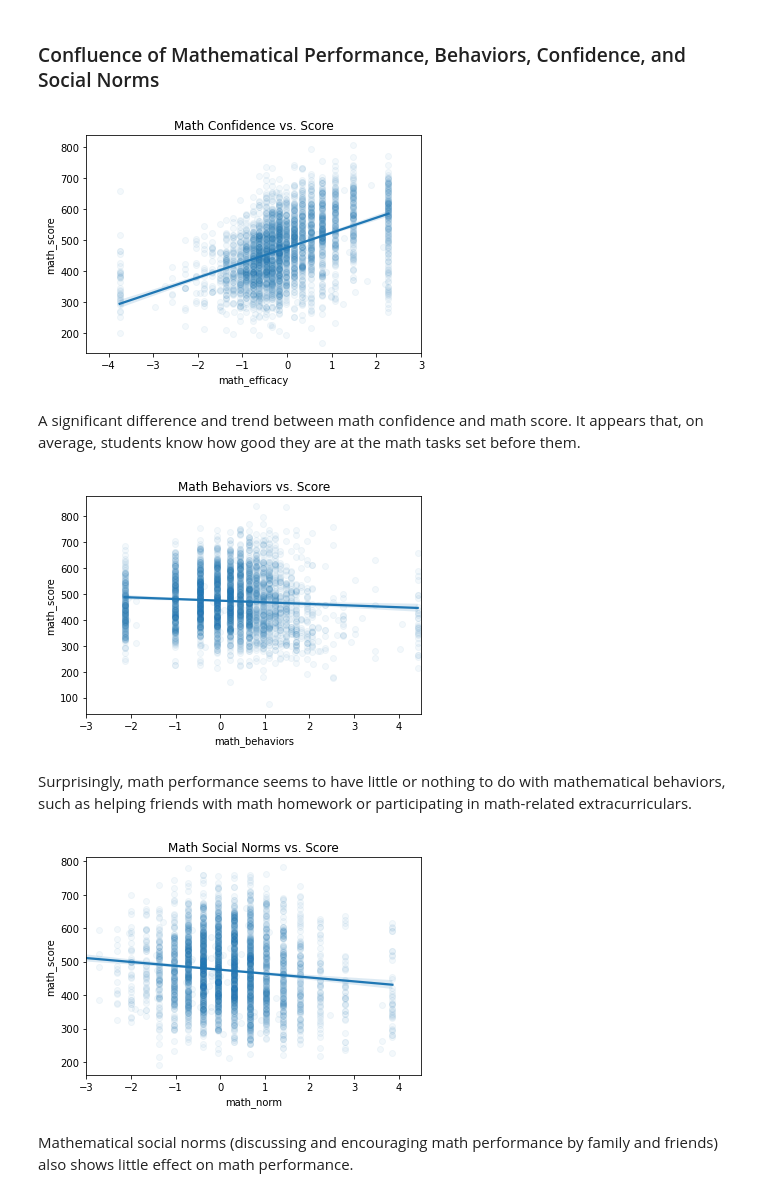
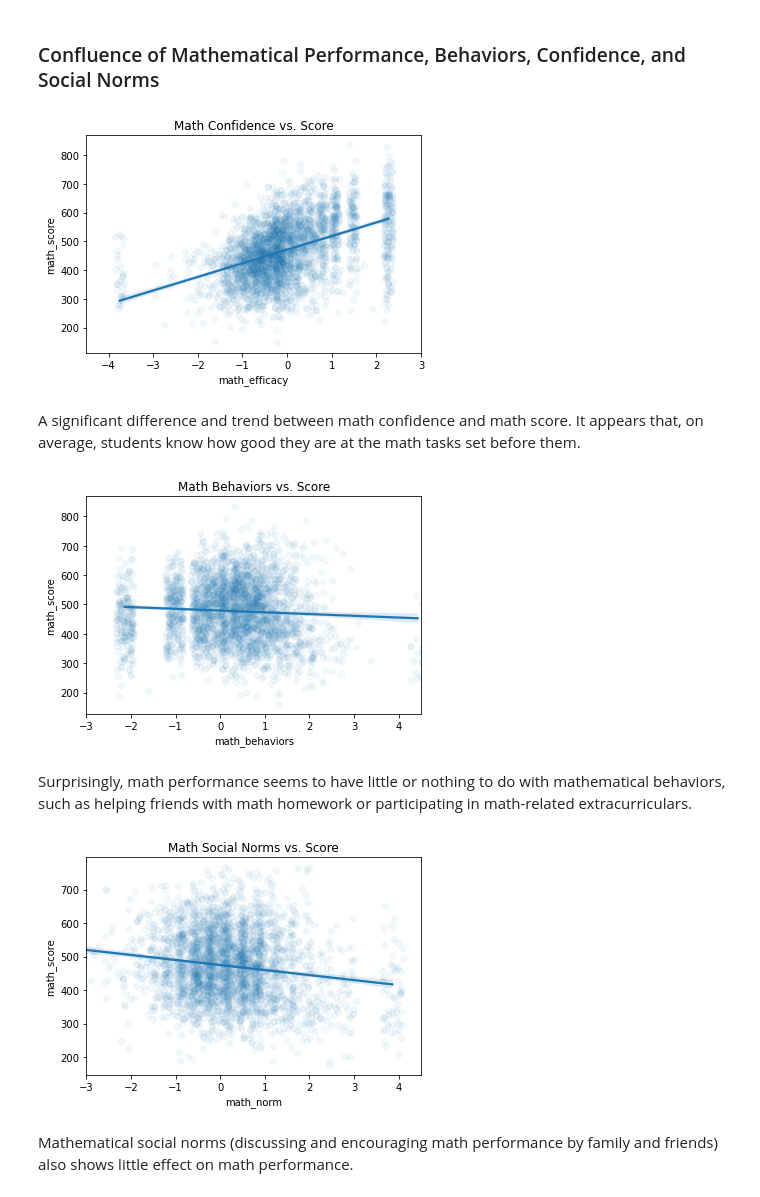
Before and after one commit to sjhaluck/International-Education-Data-Visualization, a Jupyter notebook: exploration_template.ipynb, the cells around one changed output. Saved outputs shown, nothing was run; the diff lists cells and outputs as text; code cells hidden in the pictures.

```diff
--- a/exploration_template.ipynb
+++ b/exploration_template.ipynb
@@ -616,27 +644,30 @@ Most noticeable difference is between students without parents and those with pa
 # %% [markdown]
 ### Confluence of Mathematical Performance, Behaviors, Confidence, and Social Norms
 # %%
-sb.regplot(data = pisa_data.sample(5000), x = 'math_efficacy', y = 'math_score', fit_reg=True, scatter_kws = {'alpha': 0.05});
+# plot the relationship between mathematical confidence and math score
+sb.regplot(data = pisa_data.sample(5000), x = 'math_efficacy', y = 'math_score', x_jitter = 0.1, fit_reg=True, scatter_kws = {'alpha': 0.05});
 plt.xlim(-4.5, 3);
 plt.title('Math Confidence vs. Score');
 # %% [output]
-[figure, old version]
+[figure, new version]
 # %% [markdown]
 A significant difference and trend between math confidence and math score. It appears that, on average, students know how good they are at the math tasks set before them.
 # %%
-sb.regplot(data = pisa_data.sample(5000), x = 'math_behaviors', y = 'math_score', fit_reg=True, scatter_kws = {'alpha': 0.05});
+# plot the relationship between mathematical behaviors and math score
+sb.regplot(data = pisa_data.sample(5000), x = 'math_behaviors', y = 'math_score', x_jitter = 0.2, fit_reg=True, scatter_kws = {'alpha': 0.05});
 plt.xlim(-3, 4.5);
 plt.title('Math Behaviors vs. Score');
 # %% [output]
-[figure, old version]
+[figure, new version]
 # %% [markdown]
 Surprisingly, math performance seems to have little or nothing to do with mathematical behaviors, such as helping friends with math homework or participating in math-related extracurriculars.
 # %%
-sb.regplot(data = pisa_data.sample(5000), x = 'math_norm', y = 'math_score', fit_reg=True, scatter_kws = {'alpha': 0.05});
+# plot the relationship between mathematical social norms (among family and friends) and math score
+sb.regplot(data = pisa_data.sample(5000), x = 'math_norm', y = 'math_score', x_jitter = 0.25, fit_reg=True, scatter_kws = {'alpha': 0.05});
 plt.xlim(-3, 4.5);
 plt.title('Math Social Norms vs. Score');
 # %% [output]
-[figure, old version]
+[figure, new version]
 # %% [markdown]
 Mathematical social norms (discussing and encouraging math performance by family and friends) also shows little effect on math performance.
 # %%
```
Also changed, not shown: parts of 30 cells of this notebook.
